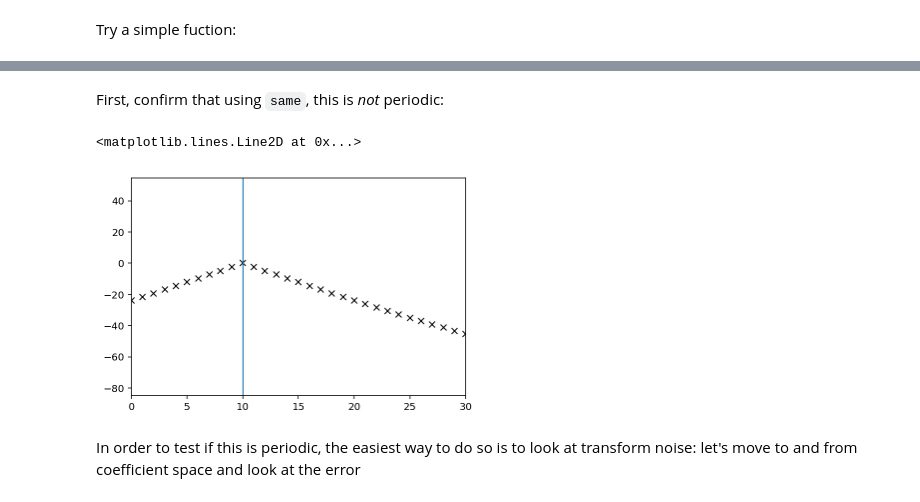
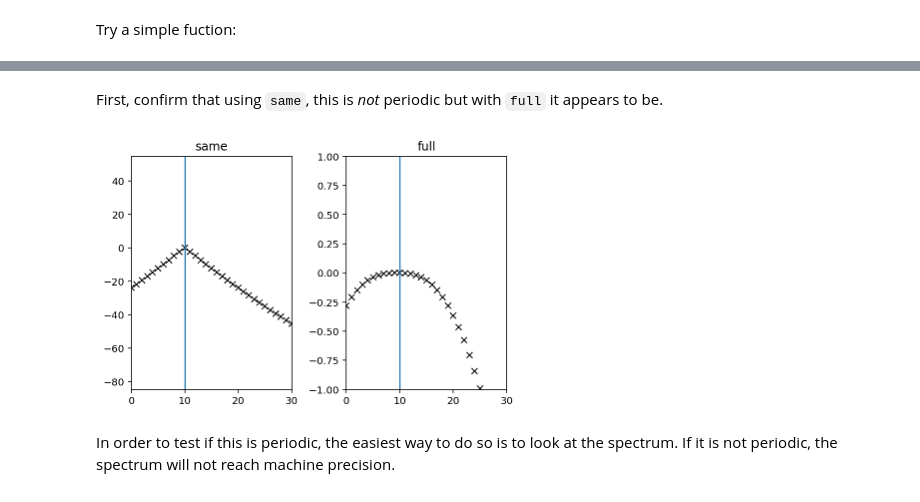
Before and after one commit to jsoishi/busse_annulus, a Jupyter notebook: python/DNS to CE2 Data transfer.ipynb, the cells around one changed output, grey strips where cells are left out. Saved outputs shown, nothing was run; the diff lists cells and outputs as text; code cells hidden in the pictures.

```diff
--- a/python/DNS to CE2 Data transfer.ipynb
+++ b/python/DNS to CE2 Data transfer.ipynb
@@ -190,5 +190,7 @@ fz.set_scales(1)
 # %% [markdown]
 Try a simple fuction:
 # %%
-cff = np.correlate(np.sin(2*z),np.sin(3*z)+0.2*np.sin(17*z), mode='full')
-cff_same = np.correlate(np.sin(2*z),np.sin(3*z)+0.2*np.sin(17*z), mode='same')
+signal_a = np.sin(2*z)
+signal_b = np.sin(3*z)+0.2*np.sin(17*z)
+cff = np.correlate(signal_a,signal_b, mode='full')
+cff_same = np.correlate(signal_a,signal_b, mode='same')
@@ -195,11 +214,19 @@ cff_same = np.correlate(np.sin(2*z),np.sin(3*z)+0.2*np.sin(17*z), mode='same')
 # %% [markdown]
-First, confirm that using `same`, this is *not* periodic:
+First, confirm that using `same`, this is *not* periodic but with `full` it appears to be.
 # %%
+plt.subplot(121)
 plt.plot(np.roll(cff_same,10),'kx')
 plt.xlim(0,30)
 plt.axvline(10)
+plt.title("same")
+plt.subplot(122)
+plt.plot(np.roll(cff,10),'kx')
+plt.xlim(0,30)
+plt.ylim(-1,1)
+plt.axvline(10)
+plt.title("full")
+plt.tight_layout()
 # %% [output]
-<matplotlib.lines.Line2D at 0x...>
-[figure, old version]
+[figure, new version]
 # %% [markdown]
-In order to test if this is periodic, the easiest way to do so is to look at transform noise: let's move to and from coefficient space and look at the error
+In order to test if this is periodic, the easiest way to do so is to look at the spectrum. If it is not periodic, the spectrum will not reach machine precision.
```
Also changed, not shown: parts of 18 cells of this notebook, 6 other files.
